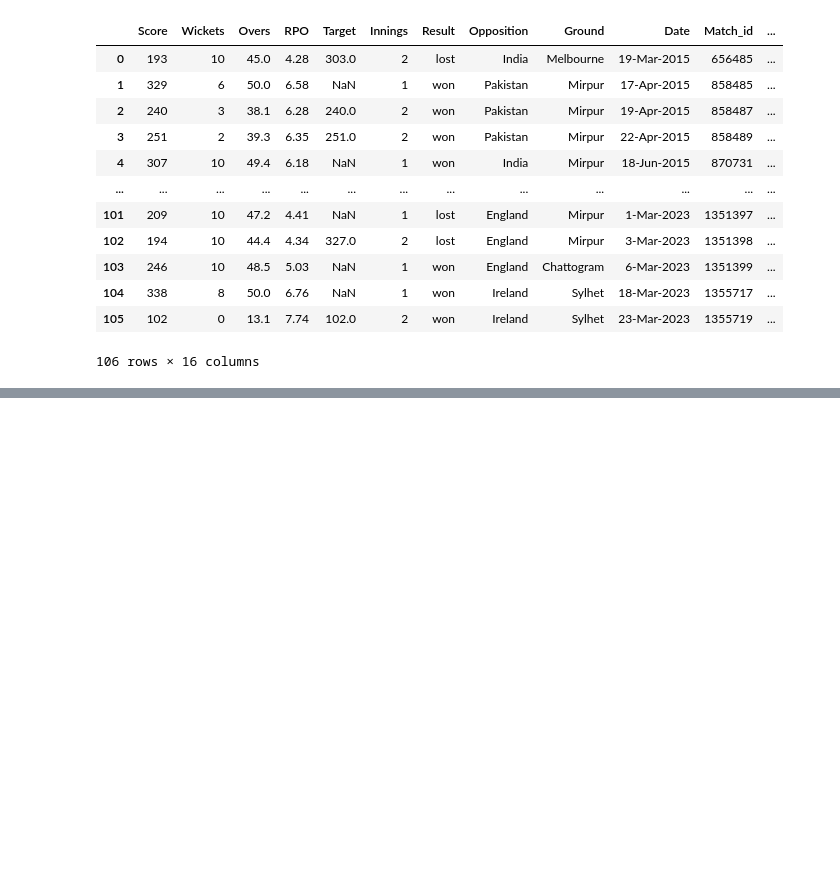
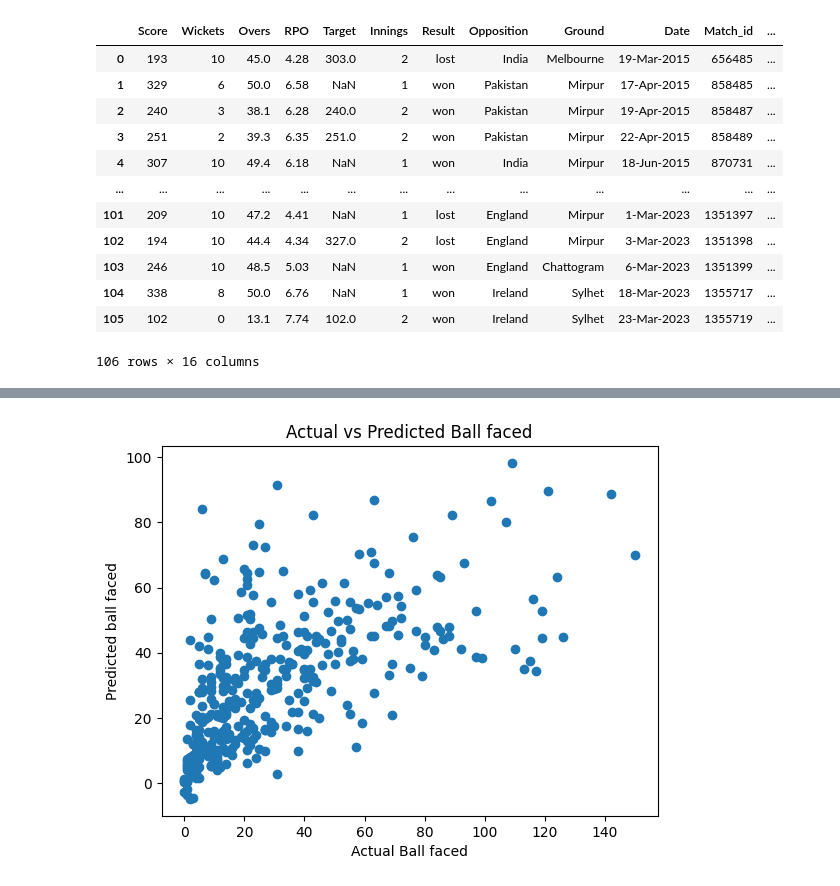
Before and after one commit to Anikcse19/Books-site-with-responsive, a Jupyter notebook: Thesis_Work.ipynb, the cells around one changed output, grey strips where cells are left out. Cells and saved outputs as stored; diff of their text form; code cells hidden in the pictures; blank space fills up the shorter version.

```diff
--- a/Thesis_Work.ipynb
+++ b/Thesis_Work.ipynb
@@ -916,0 +769,9 @@ ValueError: ignored
+# %%
+# plot actual vs predicted balls faced
+plt.scatter(y_test['Balls'], y_pred[:,1])
+plt.xlabel('Actual Ball faced')
+plt.ylabel('Predicted ball faced')
+plt.title('Actual vs Predicted Ball faced')
+plt.show()
+# %% [output]
+[figure, added]
```
Also changed, not shown: parts of 127 cells of this notebook.
